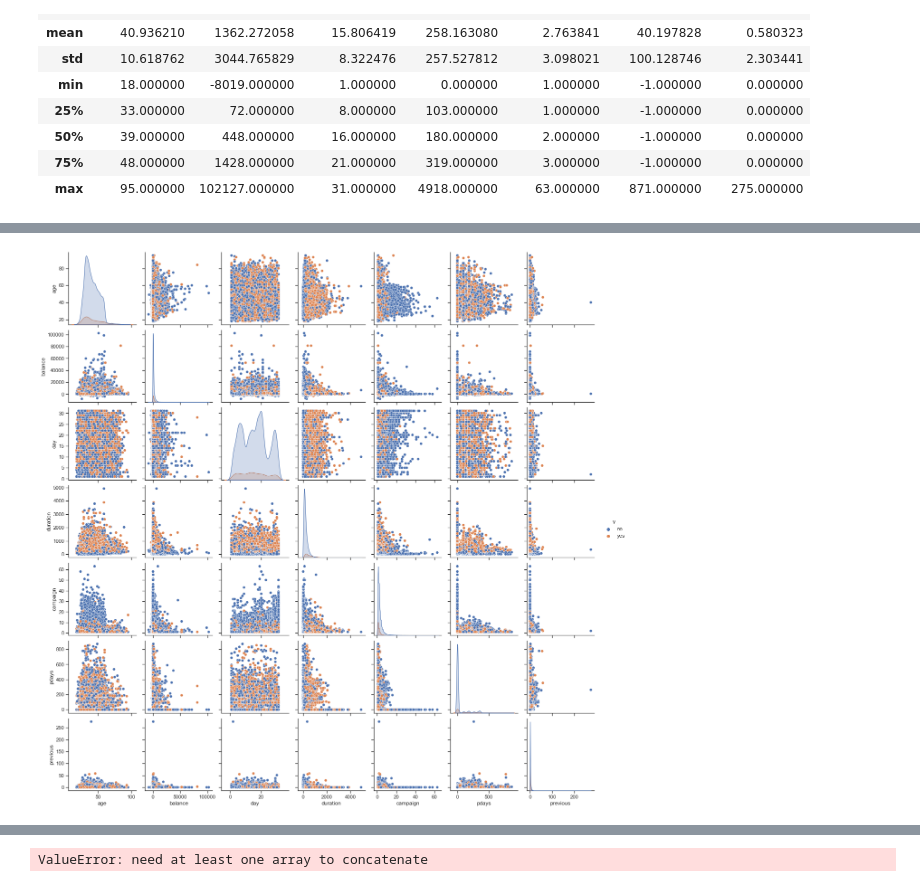
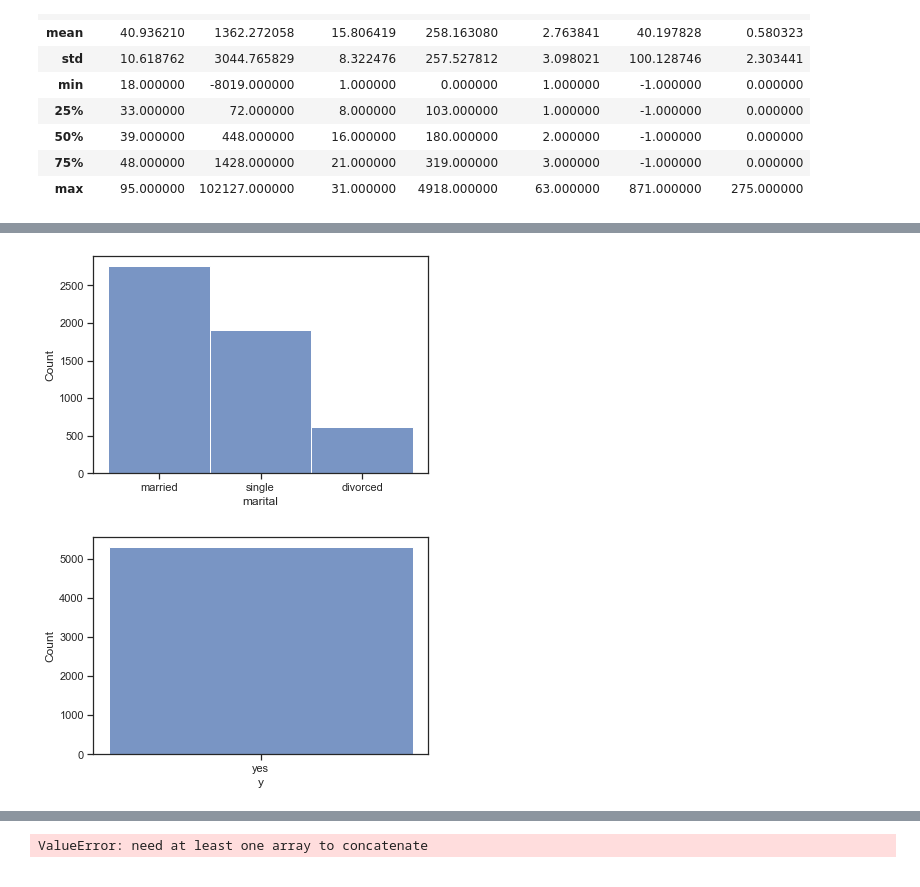
Before and after one commit to emiliocarpio/data-science-the-bridge, a Jupyter notebook: 2-data-analysis/2-Pandas/Presentacion/presentacion.ipynb, the cells around one changed output, grey strips where cells are left out. Saved outputs shown, nothing was run; the diff lists cells and outputs as text; code cells hidden in the pictures.

```diff
--- a/2-data-analysis/2-Pandas/Presentacion/presentacion.ipynb
+++ b/2-data-analysis/2-Pandas/Presentacion/presentacion.ipynb
@@ -31,0 +39,3 @@ df.head(25)
+# %%
+df_y = df[df["y"] == "yes"]
+df_n = df[df["y"] == "no"]
@@ -112,5 +145,10 @@ Length: 120, dtype: float64
+# %%
+sns.histplot(df_y.marital)
+plt.show()
+# %% [output]
+[figure, added]
 # %%
-sns.pairplot(df, hue="y")
+sns.histplot(df_y.y)
 plt.show()
 # %% [output]
-[figure, old version]
+[figure, new version]
```
Also changed, not shown: parts of 21 cells of this notebook, 4 other files.
